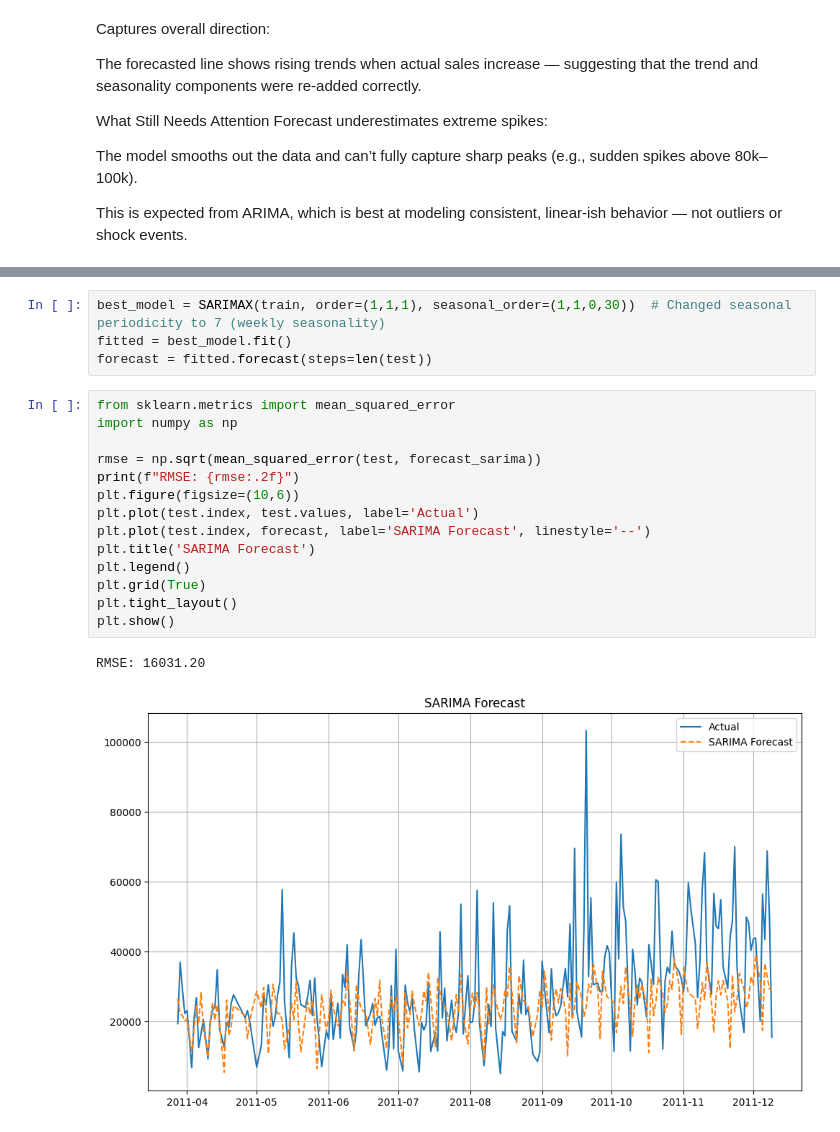
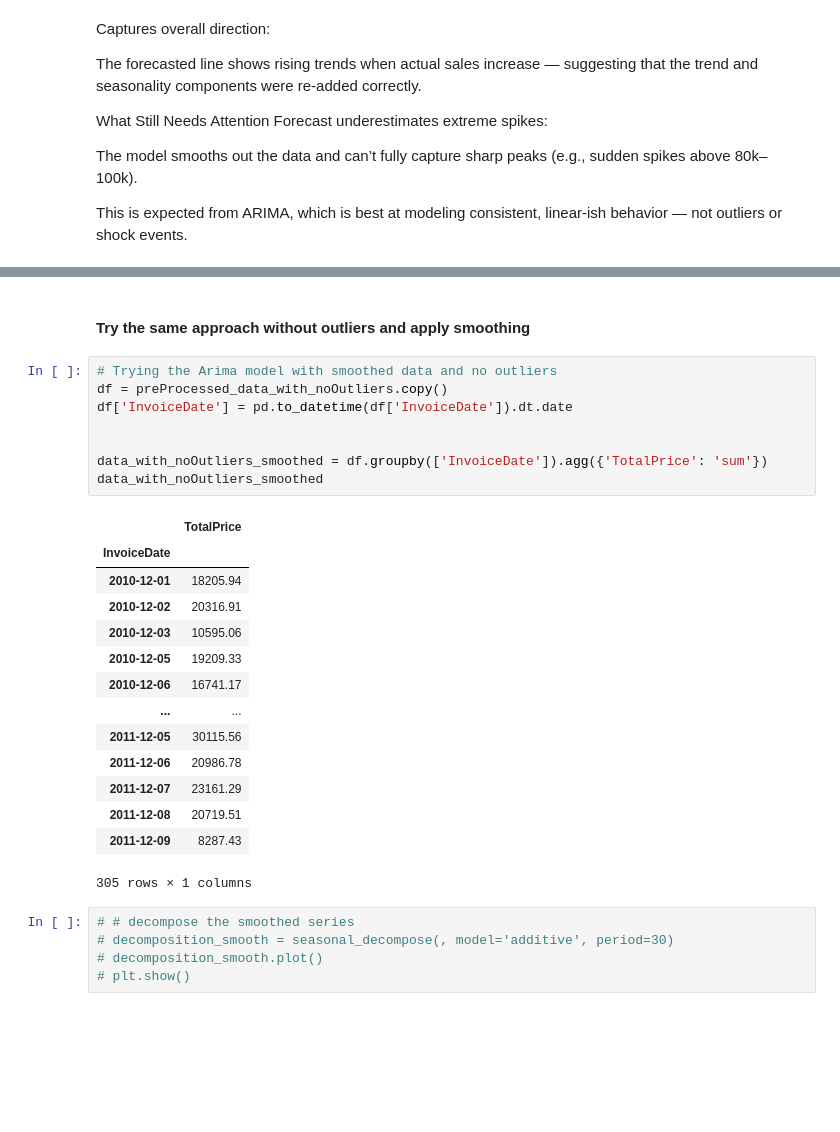
Before and after one commit to muhamedrar/Online-Retail, a Jupyter notebook: online_retail.ipynb, the cells around one changed output, grey strips where cells are left out. Saved outputs shown, nothing was run; the diff lists cells and outputs as text; blank space fills up the shorter version.

```diff
--- a/online_retail.ipynb
+++ b/online_retail.ipynb
@@ -512,21 +457,30 @@ Performing stepwise search to minimize aic
-# %%
-best_model = SARIMAX(train, order=(1,1,1), seasonal_order=(1,1,0,30))  # Changed seasonal periodicity to 7 (weekly seasonality)
-fitted = best_model.fit()
-forecast = fitted.forecast(steps=len(test))
-# %%
-from sklearn.metrics import mean_squared_error
-import numpy as np
-
-rmse = np.sqrt(mean_squared_error(test, forecast_sarima))
-print(f"RMSE: {rmse:.2f}")
-plt.figure(figsize=(10,6))
-plt.plot(test.index, test.values, label='Actual')
-plt.plot(test.index, forecast, label='SARIMA Forecast', linestyle='--')
-plt.title('SARIMA Forecast')
-plt.legend()
-plt.grid(True)
-plt.tight_layout()
-plt.show()
-# %% [output]
-RMSE: 16031.20
-[figure, removed]
+# %% [markdown]
+#### Try the same approach without outliers and apply smoothing
+# %%
+# Trying the Arima model with smoothed data and no outliers
+df = preProcessed_data_with_noOutliers.copy()
+df['InvoiceDate'] = pd.to_datetime(df['InvoiceDate']).dt.date
+
+
+data_with_noOutliers_smoothed = df.groupby(['InvoiceDate']).agg({'TotalPrice': 'sum'})
+data_with_noOutliers_smoothed
+# %% [output]
+|  | TotalPrice |
+| InvoiceDate |  |
+| 2010-12-01 | 18205.94 |
+| 2010-12-02 | 20316.91 |
+| 2010-12-03 | 10595.06 |
+| 2010-12-05 | 19209.33 |
+| 2010-12-06 | 16741.17 |
+| ... | ... |
+| 2011-12-05 | 30115.56 |
+| 2011-12-06 | 20986.78 |
+| 2011-12-07 | 23161.29 |
+| 2011-12-08 | 20719.51 |
+| 2011-12-09 | 8287.43 |
+305 rows × 1 columns
+# %%
+# # decompose the smoothed series
+# decomposition_smooth = seasonal_decompose(, model='additive', period=30)
+# decomposition_smooth.plot()
+# plt.show()
```
Also changed, not shown: parts of 23 cells of this notebook.
